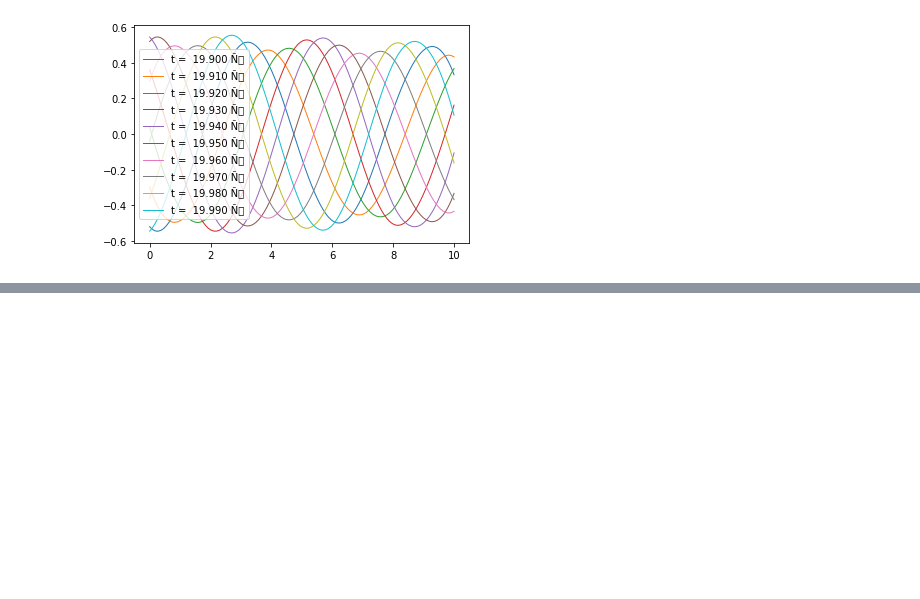
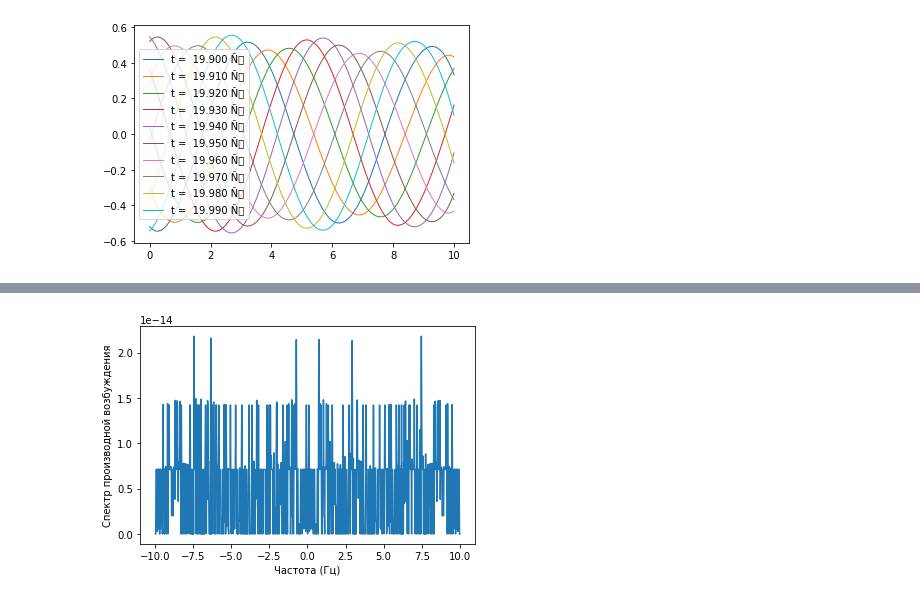
Before and after one commit to DaniilSysoev/opisis_sem_9, a Jupyter notebook: Описис_сем_9.ipynb, the cells around one changed output, grey strips where cells are left out. Cells and saved outputs as stored; diff of their text form; code cells hidden in the pictures; blank space fills up the shorter version.

```diff
--- a/Описис_сем_9.ipynb
+++ b/Описис_сем_9.ipynb
@@ -468,0 +471,28 @@ dpp =  20
+# %%
+# Параметры линии передачи
+Z0 = 50 # характеристическое сопротивление
+ZL = 50 # импеданс нагрузки
+
+# Шаг дискретизации
+dx = 0.01
+
+# Длина линии передачи
+L = 1.0
+
+# Рассчитываем коэффициент отражения границы нагрузки
+Gamma_L = (ZL - Z0) / (ZL + Z0)
+
+# Рассчитываем спектр производной возбуждения
+freq = np.linspace(-10, 10, 1000)
+omega = 2*np.pi*freq
+Z = Z0*(ZL + Z0*np.tanh(1j*Z0*omega*L))/(Z0 + ZL*np.tanh(1j*Z0*omega*L))
+Gamma = (Z - Z0) / (Z + Z0)
+dGamma = np.diff(Gamma) / dx
+
+# Рисуем график
+plt.plot(freq[1:], np.abs(dGamma))
+plt.xlabel('Частота (Гц)')
+plt.ylabel('Спектр производной возбуждения')
+plt.show()
+# %% [output]
+[figure, added]
```
Also changed, not shown: parts of 1 cell of this notebook.
